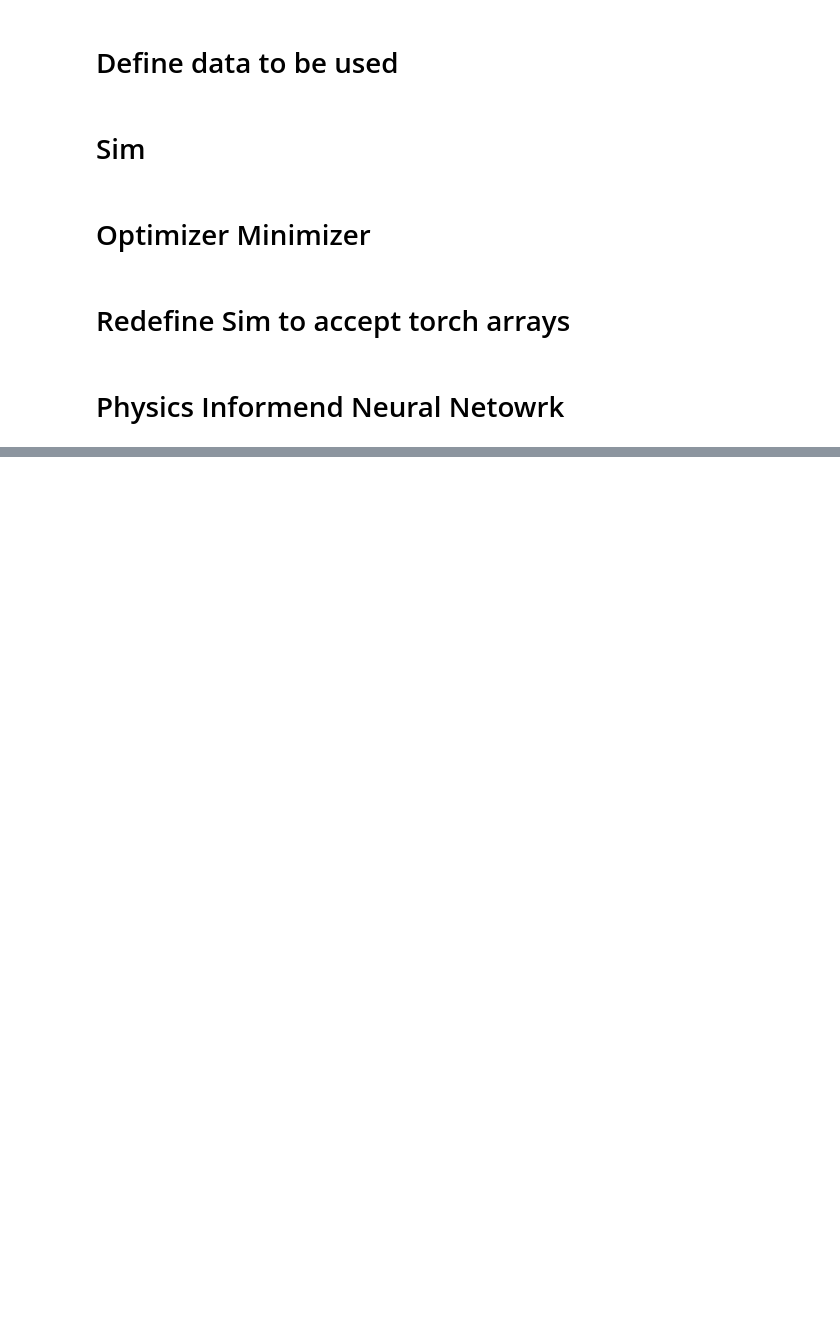
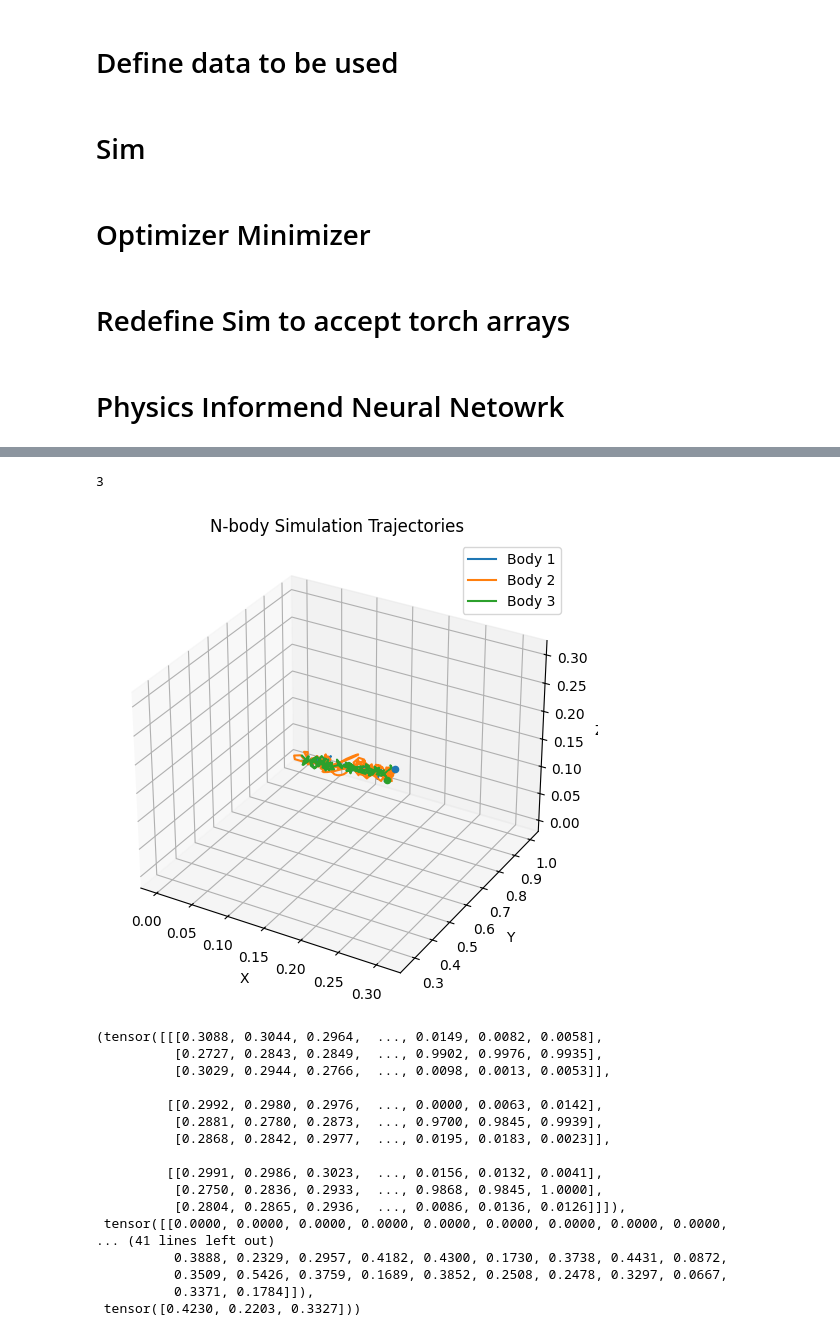
Before and after one commit to Excaliabure/FinancialGamble, a Jupyter notebook: Forex/oanda/solution8.ipynb, the cells around one changed output, grey strips where cells are left out. Cells and saved outputs as stored; diff of their text form; code cells hidden in the pictures; blank space fills up the shorter version.

```diff
--- a/Forex/oanda/solution8.ipynb
+++ b/Forex/oanda/solution8.ipynb
@@ -515,0 +648,26 @@ KeyboardInterrupt:
+# %%
+nn_output = f.flatten()
+
+print(nn_output.shape[0] // 7)
+
+sim_torch(nn_output.detach(), t_span=t_span, dt=dt, plot=True)
+# %% [output]
+3
+[figure, added]
+(tensor([[[0.3088, 0.3044, 0.2964,  ..., 0.0149, 0.0082, 0.0058],
+          [0.2727, 0.2843, 0.2849,  ..., 0.9902, 0.9976, 0.9935],
+          [0.3029, 0.2944, 0.2766,  ..., 0.0098, 0.0013, 0.0053]],
+
+         [[0.2992, 0.2980, 0.2976,  ..., 0.0000, 0.0063, 0.0142],
+          [0.2881, 0.2780, 0.2873,  ..., 0.9700, 0.9845, 0.9939],
+          [0.2868, 0.2842, 0.2977,  ..., 0.0195, 0.0183, 0.0023]],
+
+         [[0.2991, 0.2986, 0.3023,  ..., 0.0156, 0.0132, 0.0041],
+          [0.2750, 0.2836, 0.2933,  ..., 0.9868, 0.9845, 1.0000],
+          [0.2804, 0.2865, 0.2936,  ..., 0.0086, 0.0136, 0.0126]]]),
+ tensor([[0.0000, 0.0000, 0.0000, 0.0000, 0.0000, 0.0000, 0.0000, 0.0000, 0.0000,
+... (41 lines left out)
+          0.3888, 0.2329, 0.2957, 0.4182, 0.4300, 0.1730, 0.3738, 0.4431, 0.0872,
+          0.3509, 0.5426, 0.3759, 0.1689, 0.3852, 0.2508, 0.2478, 0.3297, 0.0667,
+          0.3371, 0.1784]]),
+ tensor([0.4230, 0.2203, 0.3327]))
```
Also changed, not shown: parts of 12 cells of this notebook, 2 other files.
